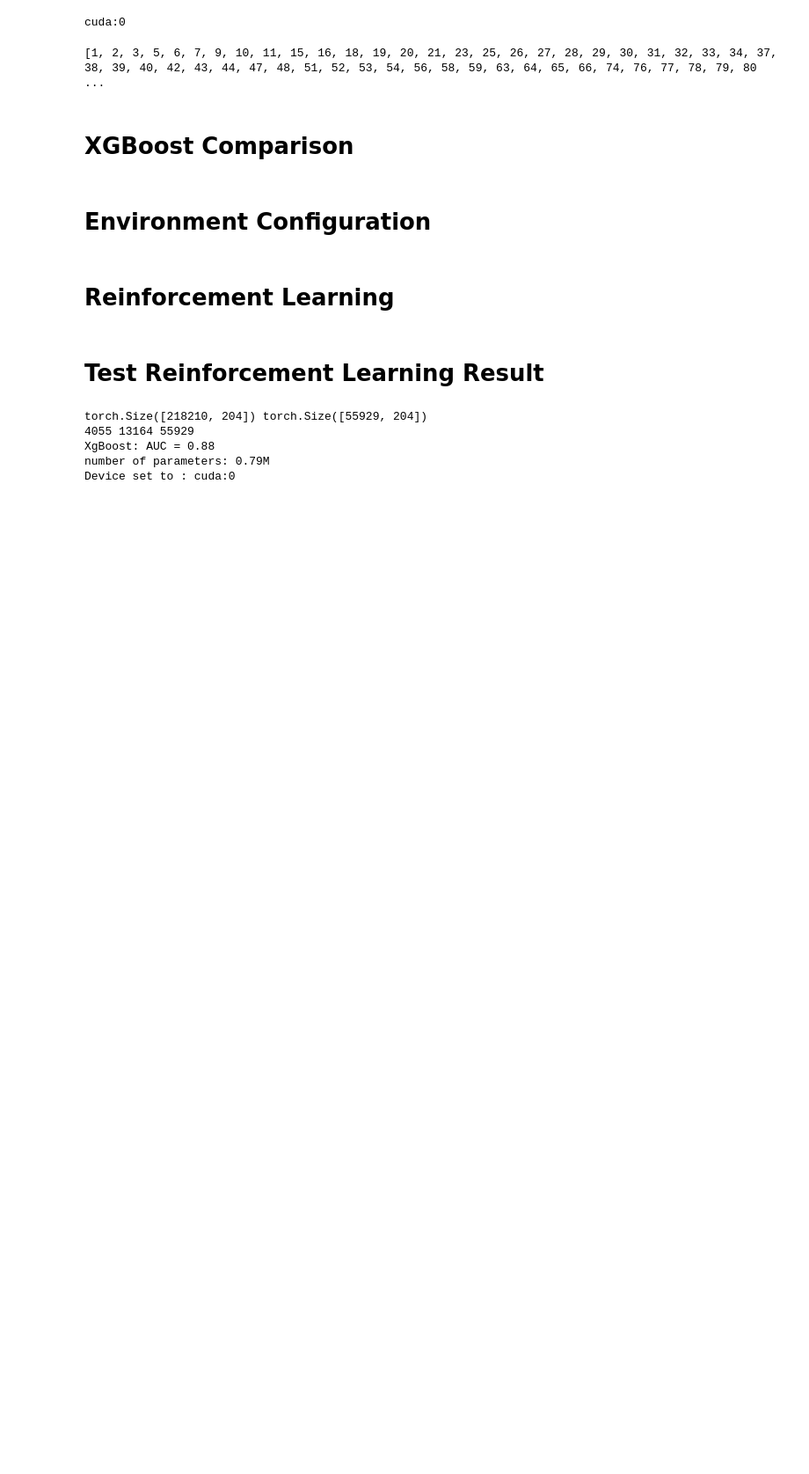
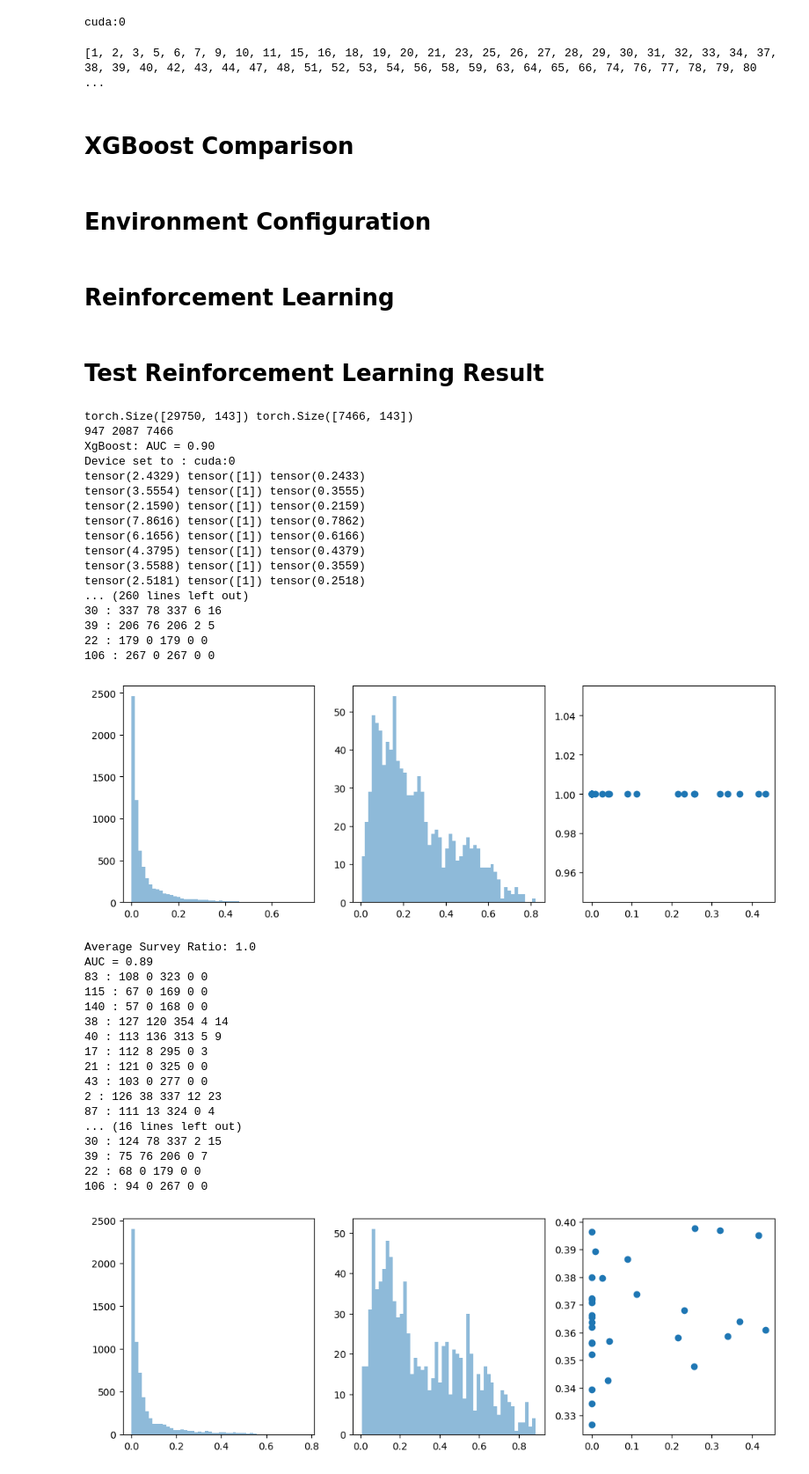
Before and after one commit to KendraPaquette/study_nn, a Jupyter notebook: _code/offpolicy.ipynb, the cells around one changed output. Shown at 88% size. Drawn from its saved outputs; the diff is of its cells as text; code cells hidden in the pictures; blank space fills up the shorter version.

```diff
--- a/_code/offpolicy.ipynb
+++ b/_code/offpolicy.ipynb
@@ -104,9 +106,12 @@ def input_data(org_data, time_label):
 raw_data = df2.values.astype(np.float32)
 time_raw_data = time_df.values.astype(np.float32)
 
+import time
+st = time.time()
 env_list, subid_list = [], []
 print_list = []
 for subid in range(270):
+    # print(subid)
     sub_data = raw_data[raw_data[:,0]==(subid+1)]
     time_label = time_raw_data[time_raw_data[:,0]==(subid+1)]
     if( len(sub_data) == 0 or len(time_label) == 0 ):
@@ -116,7 +121,7 @@ for subid in range(270):
     print_list.append(subid+1)
     env_list.append(input_data(sub_data, time_label))
 
-print(print_list)
+print(print_list, time.time() - st, env_list[0][0]['fullX'].shape)
 # %% [output]
 [1, 2, 3, 5, 6, 7, 9, 10, 11, 15, 16, 18, 19, 20, 21, 23, 25, 26, 27, 28, 29, 30, 31, 32, 33, 34, 37, 38, 39, 40, 42, 43, 44, 47, 48, 51, 52, 53, 54, 56, 58, 59, 63, 64, 65, 66, 74, 76, 77, 78, 79, 80 ...
 # %% [markdown]
@@ -221,26 +222,21 @@ def xgboost_main(train_index, test_index):
 from env import Env, VecEnv
 
 # parallel env runs
-num_process = 50
-# survey window size (last "window_size" survey received points)
-window_size = 30
-
+num_process = 31
 
 # action encoding:
-# 0 - no survey, predict No
-# 1 - yes survey, predict No
-# 2 - no survey, predict Yes
-# 3 - yes survey, predict Yes
+# 0 - no survey or predict
+# 1 - yes survey or predict
 action_dim = 1
-action_max = 4
+action_max = 2
 
 # feature encoding: mean of survey items
-feature_dim = 21
+feature_dim = 7
 
 # y encoding
 # 0 - no lapse within 24hr
 # 1 - yes lapse within 24hr
-state_dim, embed_dim, y_max = 12, 256, 2
+state_dim, embed_dim, y_max = 143, 128, 2
 # %% [markdown]
 # Reinforcement Learning
 # %%
@@ -540,8 +586,0 @@ def k_fold_test(k=5, run_id=0):
-# %%
-k_fold_test(5, 1)
-# %% [output]
-torch.Size([218210, 204]) torch.Size([55929, 204])
-4055 13164 55929
-XgBoost: AUC = 0.88
-number of parameters: 0.79M
-Device set to : cuda:0
@@ -553,0 +587,49 @@ k_fold_test(10, 3)
+# %%
+AUC_dict = {}
+for j in range(6):
+    dic = k_fold_test()
+    if( j == 0 ):
+        AUC_dict = dic
+    else:
+        for key in AUC_dict.keys():
+            AUC_dict[key].extend(dic[key])
+
+for key in AUC_dict.keys():
+    print('key: ', key, 'mean: ', np.mean(AUC_dict[key]), 'median: ', np.median(AUC_dict[key]))
+# %% [output]
+torch.Size([29750, 143]) torch.Size([7466, 143])
+947 2087 7466
+XgBoost: AUC = 0.90
+Device set to : cuda:0
+tensor(2.4329) tensor([1]) tensor(0.2433)
+tensor(3.5554) tensor([1]) tensor(0.3555)
+tensor(2.1590) tensor([1]) tensor(0.2159)
+tensor(7.8616) tensor([1]) tensor(0.7862)
+tensor(6.1656) tensor([1]) tensor(0.6166)
+tensor(4.3795) tensor([1]) tensor(0.4379)
+tensor(3.5588) tensor([1]) tensor(0.3559)
+tensor(2.5181) tensor([1]) tensor(0.2518)
+... (260 lines left out)
+30 : 337 78 337 6 16
+39 : 206 76 206 2 5
+22 : 179 0 179 0 0
+106 : 267 0 267 0 0
+[figure, added]
+Average Survey Ratio: 1.0
+AUC = 0.89
+83 : 108 0 323 0 0
+115 : 67 0 169 0 0
+140 : 57 0 168 0 0
+38 : 127 120 354 4 14
+40 : 113 136 313 5 9
+17 : 112 8 295 0 3
+21 : 121 0 325 0 0
+43 : 103 0 277 0 0
+2 : 126 38 337 12 23
+87 : 111 13 324 0 4
+... (16 lines left out)
+30 : 124 78 337 2 15
+39 : 75 76 206 0 7
+22 : 68 0 179 0 0
+106 : 94 0 267 0 0
+[figure, added]
```
Also changed, not shown: parts of 12 cells of this notebook, 11 other files.
